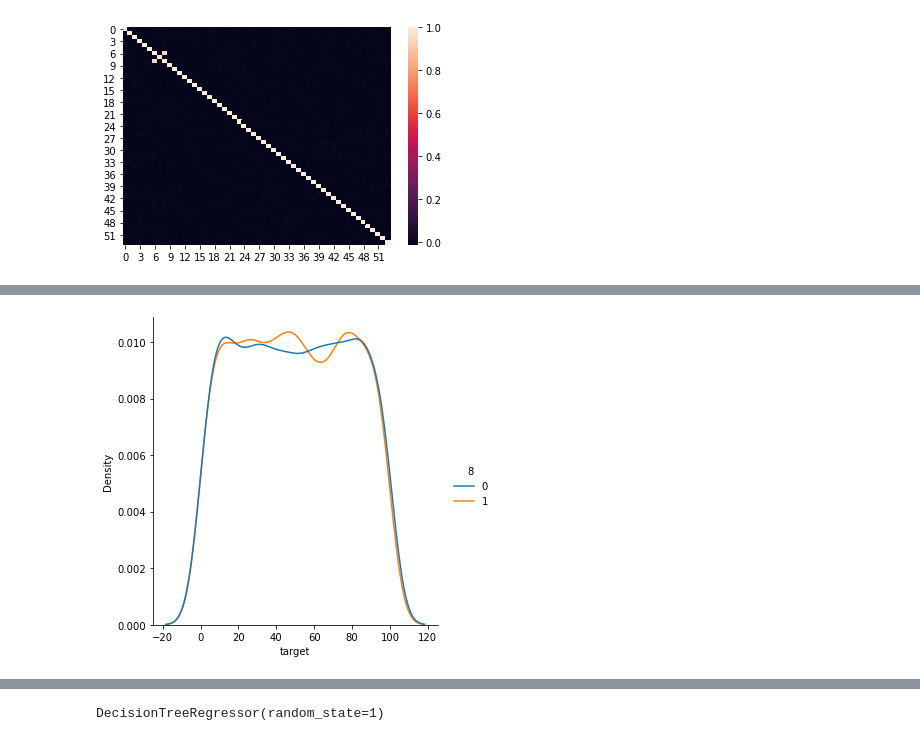
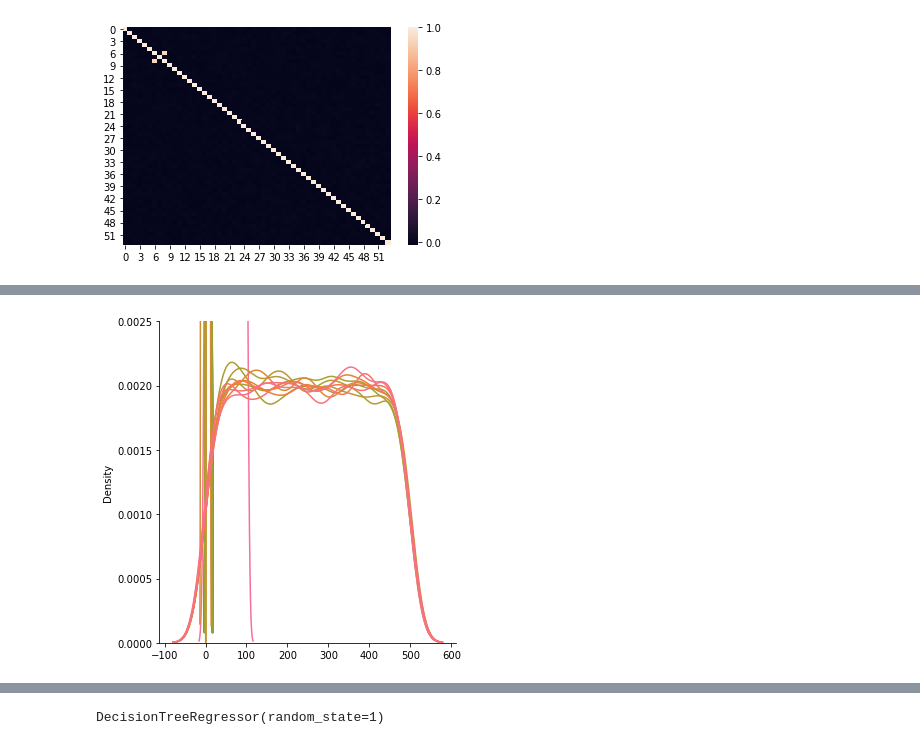
Before and after one commit to IGPO/linear_r, a Jupyter notebook: linear_r.ipynb, the cells around one changed output, grey strips where cells are left out. Cells and saved outputs as stored; diff of their text form; code cells hidden in the pictures.

```diff
--- a/linear_r.ipynb
+++ b/linear_r.ipynb
@@ -7,7 +7,7 @@ import seaborn as sns
 # %% [markdown]
 # Get data for training and validation
 # %%
-file = "internship_train.csv"
+file = "input_data/internship_train.csv"
 dataset = pd.read_csv(file)
 dataset.head(5)
 # %% [output]
@@ -67,8 +87,10 @@ sns.heatmap(dataset.corr());
 # %%
 G_Len = 5000
 y_axe = dataset.target
 y_axe_01 = dataset.iloc[:G_Len,  :]
-sns.displot(y_axe_01, x = 'target', hue = '8', kind = 'kde', common_norm=False)
+sns.displot(y_axe_01, kind = 'kde', legend = False, common_norm=False)
+plt.ylim(0, .0025)
+#plt.xlim(0, 300)
 plt.show()
 # %% [output]
-[figure, old version]
+[figure, new version]
```
Also changed, not shown: parts of 10 cells of this notebook, 3 other files.
